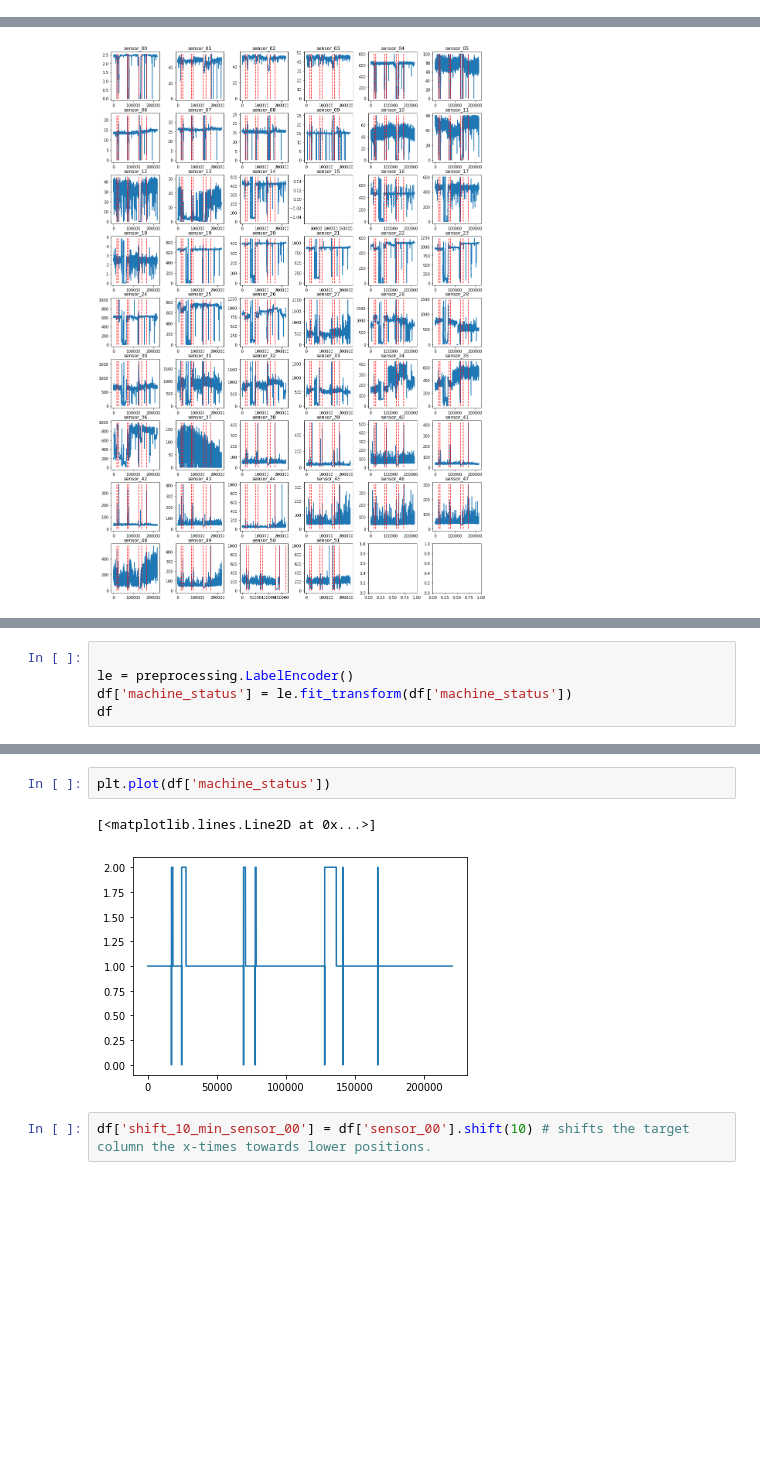
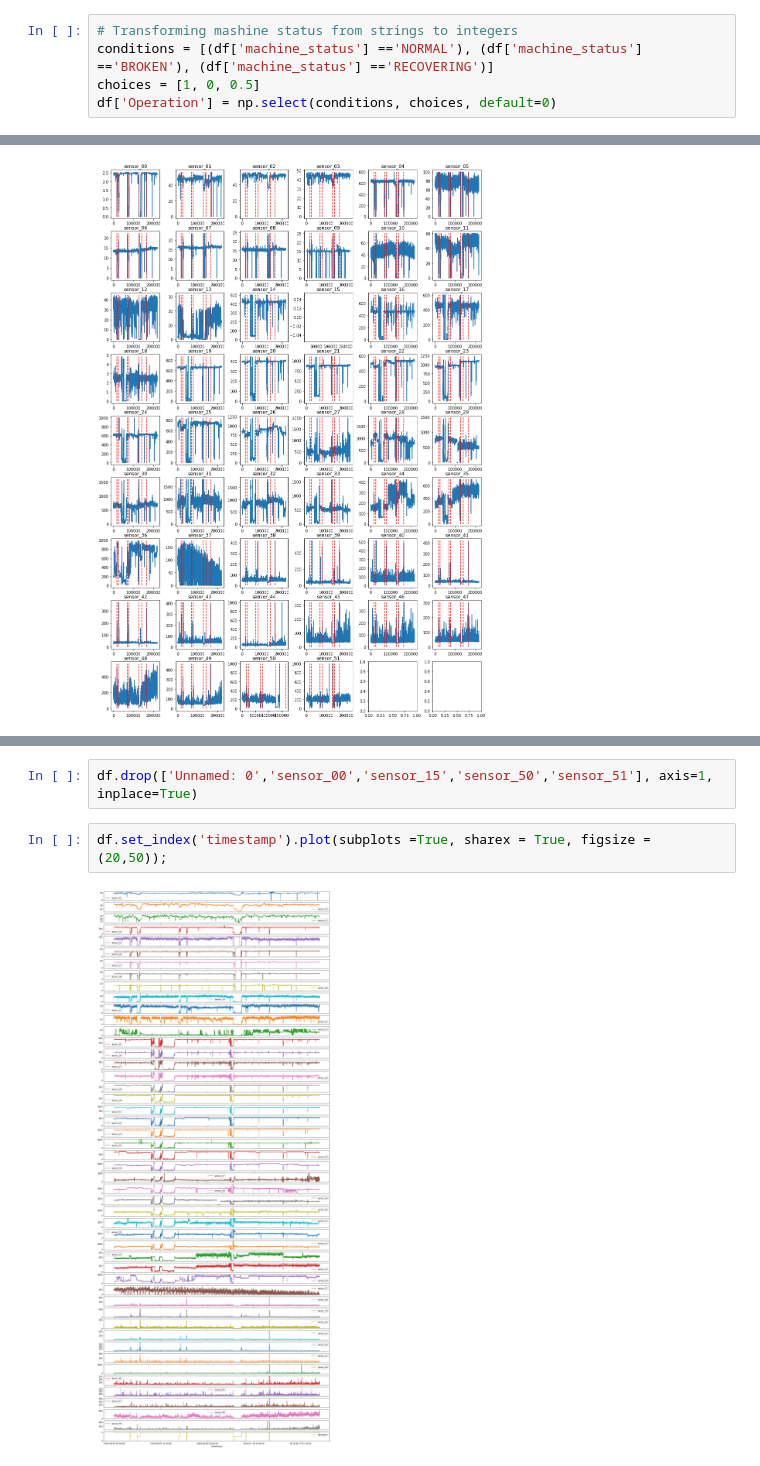
Before and after one commit to andrey101010/2D-Imaging-with-Matlab, a Jupyter notebook: eda-logistic-regression-random-forest-outlook.ipynb, the cells around one changed output, grey strips where cells are left out. Cells and saved outputs as stored; diff of their text form; blank space fills up the shorter version.

```diff
--- a/eda-logistic-regression-random-forest-outlook.ipynb
+++ b/eda-logistic-regression-random-forest-outlook.ipynb
@@ -67,0 +77,5 @@ array([[<AxesSubplot:xlabel='sensor_00', ylabel='sensor_00'>,
+# %%
+# Transforming mashine status from strings to integers
+conditions = [(df['machine_status'] =='NORMAL'), (df['machine_status'] =='BROKEN'), (df['machine_status'] =='RECOVERING')]
+choices = [1, 0, 0.5]
+df['Operation'] = np.select(conditions, choices, default=0)
@@ -101,5 +121,0 @@ plt.plot(df['machine_status'])
-# %%
-
-le = preprocessing.LabelEncoder()
-df['machine_status'] = le.fit_transform(df['machine_status'])
-df
@@ -120,7 +122,6 @@ df
-# %%
-plt.plot(df['machine_status'])
-# %% [output]
-[<matplotlib.lines.Line2D at 0x...>]
-[figure, removed]
-# %%
-df['shift_10_min_sensor_00'] = df['sensor_00'].shift(10) # shifts the target column the x-times towards lower positions.
+# %%
+df.drop(['Unnamed: 0','sensor_00','sensor_15','sensor_50','sensor_51'], axis=1, inplace=True)
+# %%
+df.set_index('timestamp').plot(subplots =True, sharex = True, figsize = (20,50));
+# %% [output]
+[figure, added]
```
Also changed, not shown: parts of 79 cells of this notebook.
